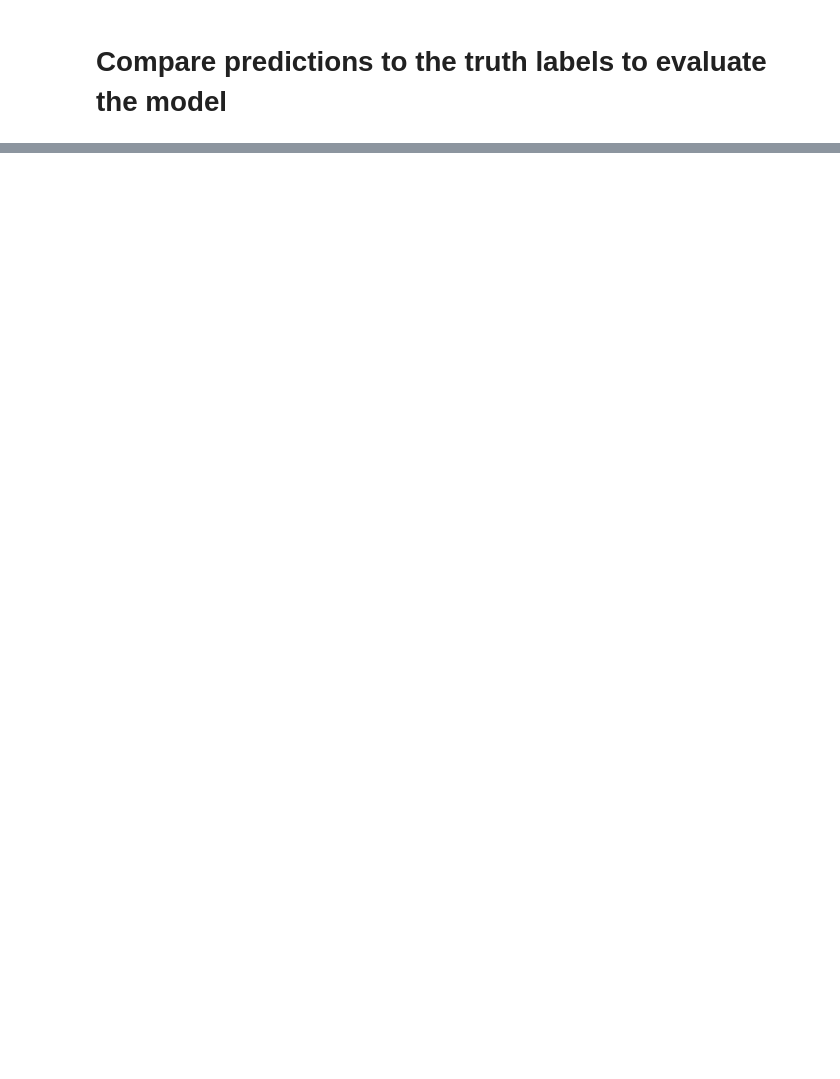
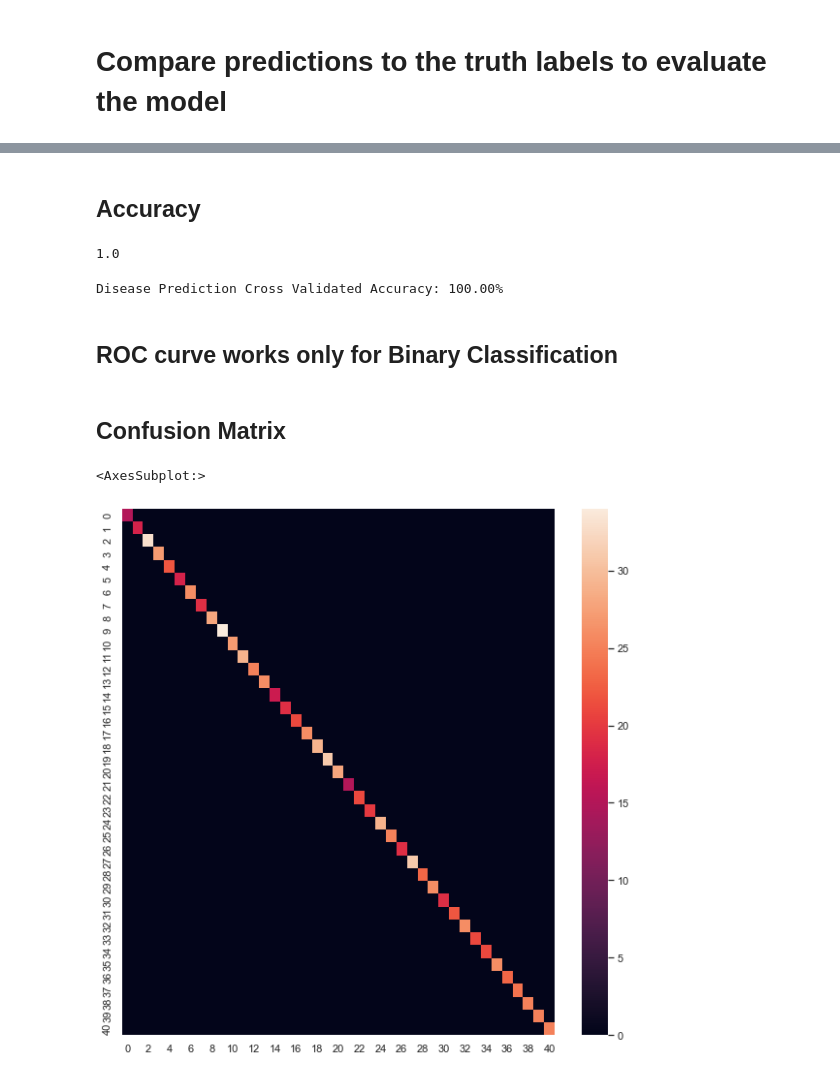
Before and after one commit to nastalique-tariq/symtoms-based-disease-prediction-and-doctor-recommender-engine, a Jupyter notebook: symptoms-based-disease-prediction.ipynb, the cells around one changed output, grey strips where cells are left out. Drawn from its saved outputs; the diff is of its cells as text; code cells hidden in the pictures; blank space fills up the shorter version.

```diff
--- a/symptoms-based-disease-prediction.ipynb
+++ b/symptoms-based-disease-prediction.ipynb
@@ -342,0 +358,23 @@ array(['Tuberculosis', 'Bronchial Asthma', 'Heart attack', 'Hepatitis E',
+# %% [markdown]
+## Accuracy
+# %%
+cross_val_score = cross_val_score(clf, X, y, cv=5)
+np.mean(cross_val_score)
+# %% [output]
+1.0
+# %%
+print(f"Disease Prediction Cross Validated Accuracy: {np.mean(cross_val_score) *100:.2f}%")
+# %% [output]
+Disease Prediction Cross Validated Accuracy: 100.00%
+# %% [markdown]
+## ROC curve works only for Binary Classification
+# %% [markdown]
+## Confusion Matrix
+# %%
+conf_mat = confusion_matrix(y_test, y_preds)
+fig, ax = plt.subplots(figsize=(10,10))
+sns.set(font_scale=1)
+sns.heatmap(conf_mat, ax=ax)
+# %% [output]
+<AxesSubplot:>
+[figure, added]
```
Also changed, not shown: parts of 13 cells of this notebook.
